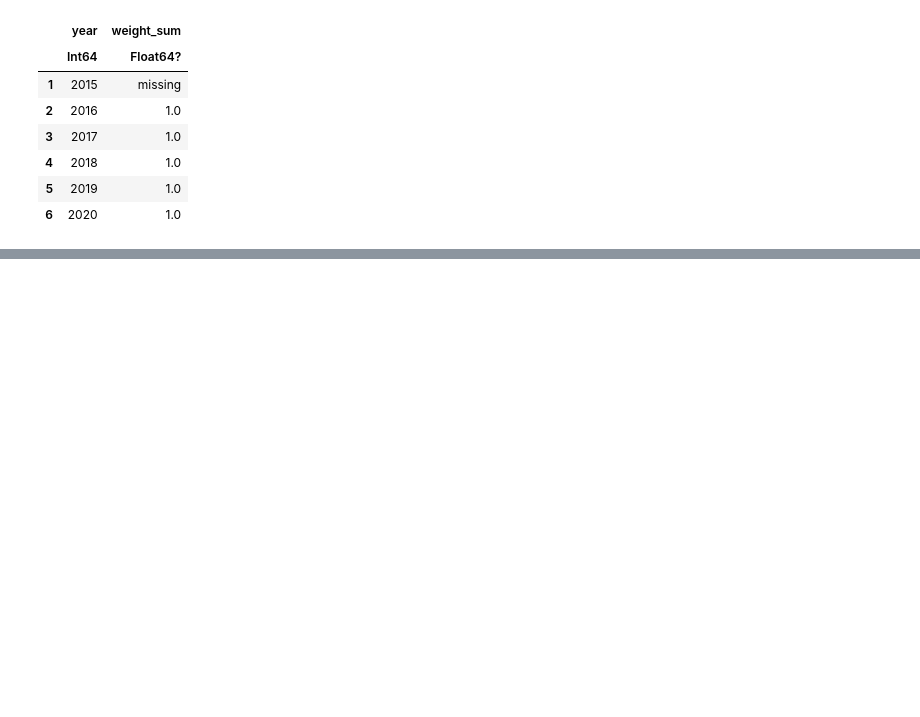
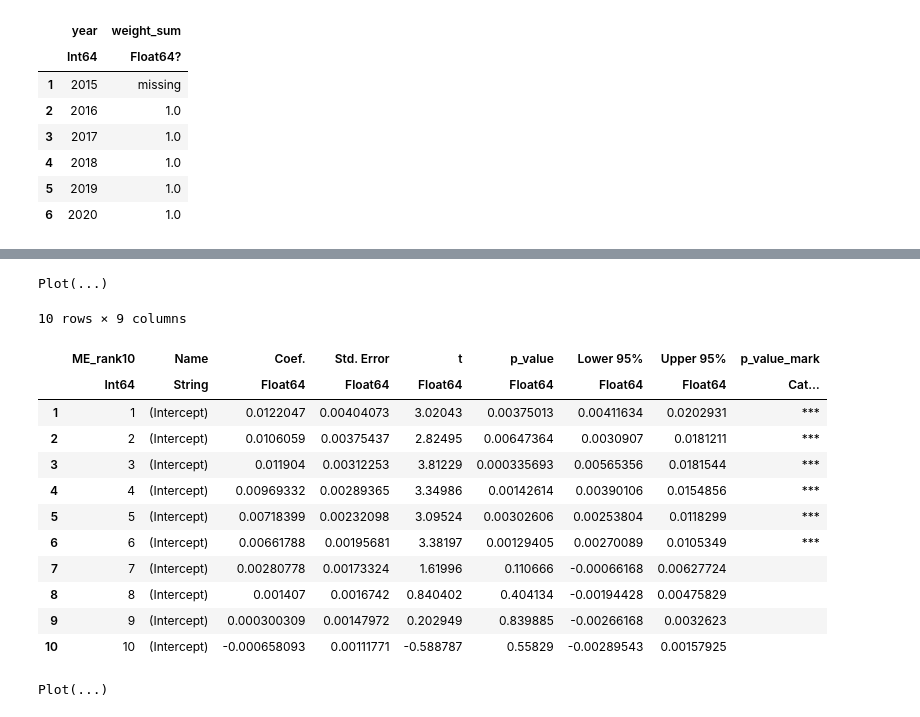
Before and after one commit to ktman-ktman/empirical-accounting-and-finance-in-r, a Jupyter notebook: notebook/ch06/ch06.ipynb, the cells around one changed output, grey strips where cells are left out. Saved outputs shown, nothing was run; the diff lists cells and outputs as text; code cells hidden in the pictures; blank space fills up the shorter version.

```diff
--- a/notebook/ch06/ch06.ipynb
+++ b/notebook/ch06/ch06.ipynb
@@ -227,6 +349,13 @@ lm(@formula(Re ~ R_Me), ME_sorted_portfolio_df[mask, :])
 # %%
 #ch06_19
+result_df = DataFrame()
 for i in 1:10
-    mask = ME_sorted_portfolio_df.ME_rank10 .== i
-    println(lm(@formula(Re ~ R_Me), ME_sorted_portfolio_df[mask, :]))
+    data_df = @chain ME_sorted_portfolio_df begin
+        @rsubset(:ME_rank10 == i)
+    end
+    result = lm(@formula(Re ~ R_Me), data_df)
+    tmp_df = coeftable(result) |> DataFrame
+    insertcols!(tmp_df, 1, :ME_rank10 => i)
+    append!(result_df, tmp_df)
 end
+result_df
@@ -232,0 +377,48 @@ end
+# %%
+#ch06_23
+@chain result_df begin
+    @rsubset(:Name == "(Intercept)")
+    @transform(:ME_rank10 = categorical(:ME_rank10))
+    plot(x = :ME_rank10, y = "Coef.", Geom.bar)
+end
+# %% [output]
+Plot(...)
+# %%
+#ch06_24
+@chain result_df begin
+    @rsubset(:Name == "(Intercept)")
+    rename("Pr(>|t|)" => :p_value)
+    @transform begin
+        :p_value_mark = cut(:p_value, [0, 0.01, 0.05, 0.1, 1], labels = ["***", "**", "*", ""])
+        # :p_value_mark = cut(:p_value, 10, labels=1:10)
+    end
+end
+# %% [output]
+10 rows × 9 columns
+|  | ME_rank10 | Name | Coef. | Std. Error | t | p_value | Lower 95% | Upper 95% | p_value_mark |
+|  | Int64 | String | Float64 | Float64 | Float64 | Float64 | Float64 | Float64 | Cat… |
+| 1 | 1 | (Intercept) | 0.0122047 | 0.00404073 | 3.02043 | 0.00375013 | 0.00411634 | 0.0202931 | *** |
+| 2 | 2 | (Intercept) | 0.0106059 | 0.00375437 | 2.82495 | 0.00647364 | 0.0030907 | 0.0181211 | *** |
+| 3 | 3 | (Intercept) | 0.011904 | 0.00312253 | 3.81229 | 0.000335693 | 0.00565356 | 0.0181544 | *** |
+| 4 | 4 | (Intercept) | 0.00969332 | 0.00289365 | 3.34986 | 0.00142614 | 0.00390106 | 0.0154856 | *** |
+| 5 | 5 | (Intercept) | 0.00718399 | 0.00232098 | 3.09524 | 0.00302606 | 0.00253804 | 0.0118299 | *** |
+| 6 | 6 | (Intercept) | 0.00661788 | 0.00195681 | 3.38197 | 0.00129405 | 0.00270089 | 0.0105349 | *** |
+| 7 | 7 | (Intercept) | 0.00280778 | 0.00173324 | 1.61996 | 0.110666 | -0.00066168 | 0.00627724 |  |
+| 8 | 8 | (Intercept) | 0.001407 | 0.0016742 | 0.840402 | 0.404134 | -0.00194428 | 0.00475829 |  |
+| 9 | 9 | (Intercept) | 0.000300309 | 0.00147972 | 0.202949 | 0.839885 | -0.00266168 | 0.0032623 |  |
+| 10 | 10 | (Intercept) | -0.000658093 | 0.00111771 | -0.588787 | 0.55829 | -0.00289543 | 0.00157925 |  |
+# %%
+#ch06_25
+er_df = @chain ME_sorted_portfolio_df begin
+    groupby(:ME_rank10)
+    @combine(:Re = mean(:Re))
+end
+@chain result_df begin
+    @rsubset(:Name == "R_Me")
+    rename("Coef." => :capm_beta)
+    outerjoin(er_df, on = :ME_rank10)
+    @select(:ME_rank10, :capm_beta, :Re)
+    plot(x = :capm_beta, y = :Re)
+end
+# %% [output]
+Plot(...)
```
Also changed, not shown: parts of 30 cells of this notebook.
